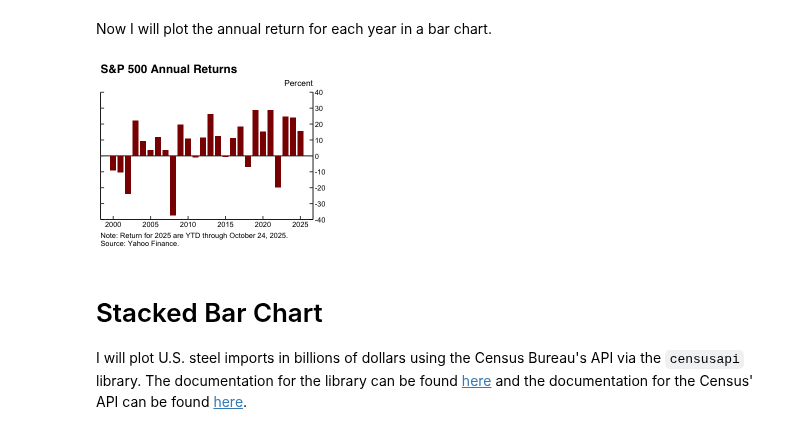
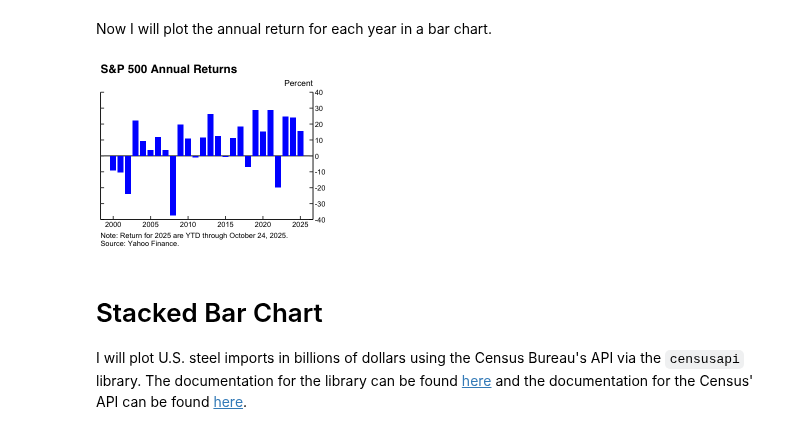
Before and after one commit to maha4028/economic-charting, a Jupyter notebook: generate_plots.ipynb, the cells around one changed output. Cells and saved outputs as stored; diff of their text form; code cells hidden in the pictures.

```diff
--- a/generate_plots.ipynb
+++ b/generate_plots.ipynb
@@ -575,37 +571,37 @@ Now I will plot the annual return for each year in a bar chart.
 # %%
 stocks <- df_year %>% ggplot() +
   geom_hline(yintercept = 0, linewidth = 0.5, color = "black") +
-  geom_col(aes(x = year, y = pct_chg), fill = "darkred", width = 0.8) +
+  geom_col(aes(x = year, y = pct_chg), fill = "blue", width = 0.8) +
   scale_x_continuous(breaks = seq(1990, 2025, by = 5)) +
   scale_y_continuous(
     position = "right",
     sec.axis = dup_axis(labels = NULL),
     breaks = seq(-40, 40, by = 10),
     limits = c(-40, 40),
     expand = c(0, 0)
     ) +
   xlab(NULL) + ylab(NULL) +
   labs(
     title = "S&P 500 Annual Returns",
     subtitle = "Percent",
     caption = paste0(
       "Note: Return for 2025 are YTD through ", format(max(df$date), "%B %d, %Y"),".",
       "\nSource: Yahoo Finance.")
     ) +
   theme_classic() +
   theme(
       plot.title = element_text(family = "Helvetica", face = "bold", size = 14),
       plot.subtitle = element_text(hjust = 1, size = 10),
       axis.text = element_text(color = "black"),
       axis.ticks.length = unit(-0.15, "cm"),
       plot.caption = element_text(hjust = 0)
       )
 
 stocks
 
-ggsave("plots/stocks.png", plot = stocks, width = 3.9, height = 3.2+(0.13*4), units = "in", dpi = 300)
+ggsave("plots/stocks.png", plot = stocks, width = 3.9, height = 3.2+(0.13*2), units = "in", dpi = 300)
 # %% [output]
-[figure, old version]
+[figure, new version]
 # %% [markdown]
 # Stacked Bar Chart
 I will plot U.S. steel imports in billions of dollars using the Census Bureau's API via the `censusapi` library. The documentation for the library can be found [here](https://cran.r-project.org/web/packages/censusapi/censusapi.pdf) and the documentation for the Census' API can be found [here](https://www.census.gov/foreign-trade/reference/guides/Guide_to_International_Trade_Datasets.pdf).
```
Also changed, not shown: parts of 4 cells of this notebook, 3 other files.
